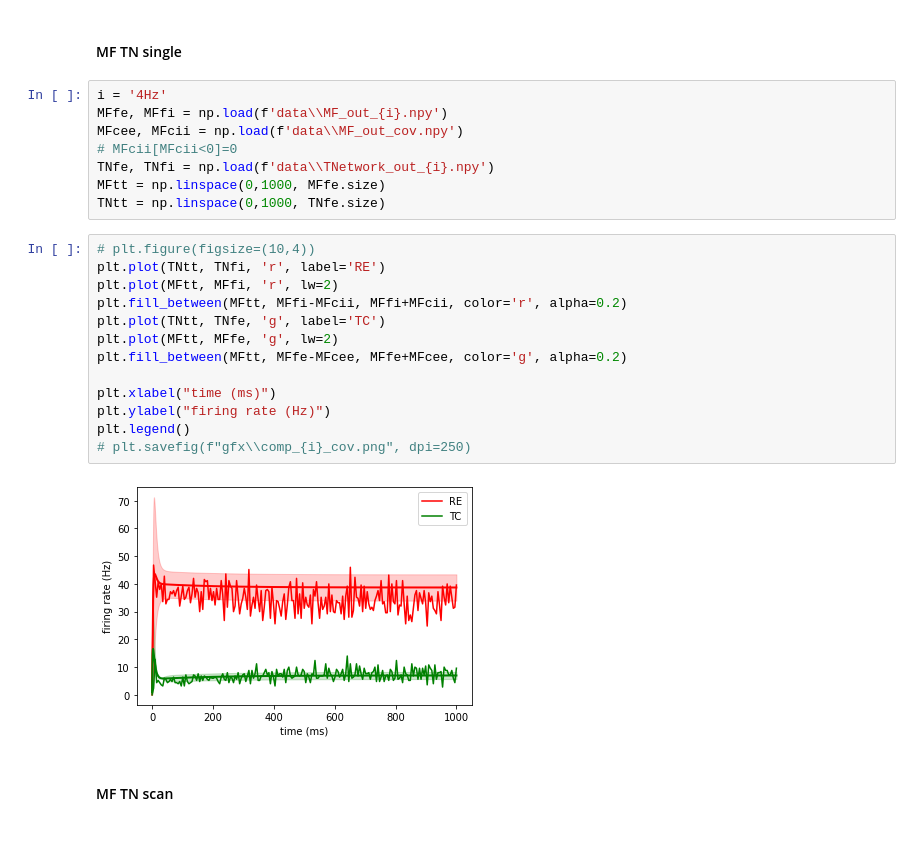
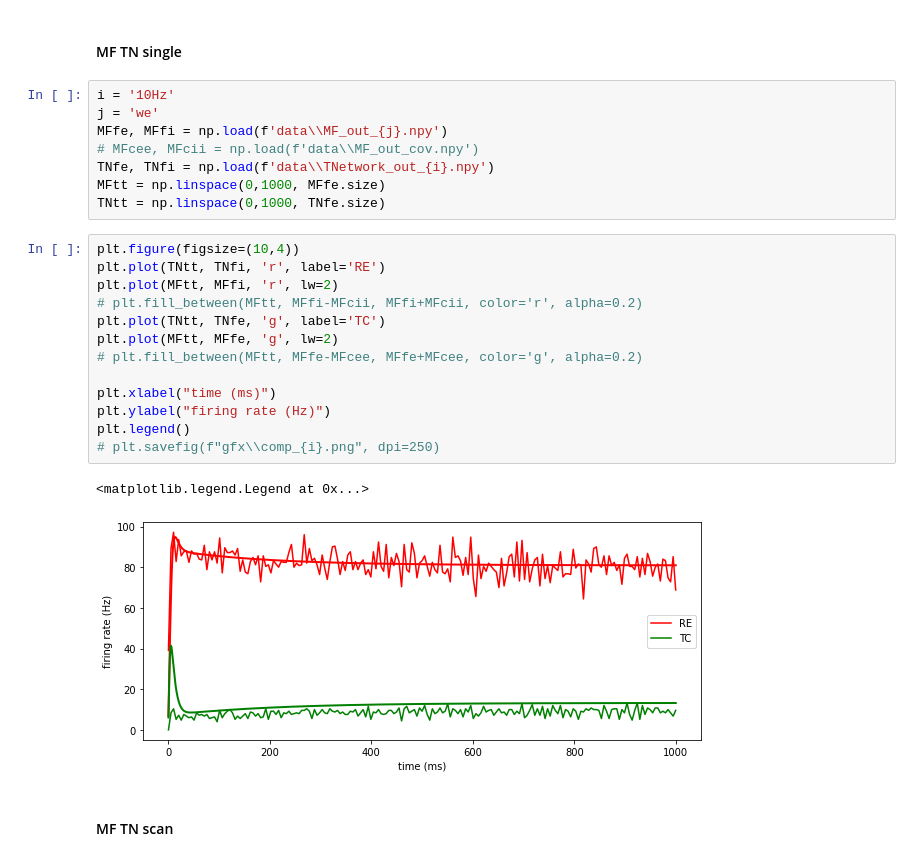
Before and after one commit to SiodhachanOSullivan/MF-Thalamus, a Jupyter notebook: plots.ipynb, the cells around one changed output. Cells and saved outputs as stored; diff of their text form.

```diff
--- a/plots.ipynb
+++ b/plots.ipynb
@@ -4,28 +4,29 @@ import matplotlib.pyplot as plt
 # %% [markdown]
 #### MF TN single
 # %%
-i = '4Hz'
-MFfe, MFfi = np.load(f'data\\MF_out_{i}.npy')
-MFcee, MFcii = np.load(f'data\\MF_out_cov.npy')
-# MFcii[MFcii<0]=0
+i = '10Hz'
+j = 'we'
+MFfe, MFfi = np.load(f'data\\MF_out_{j}.npy')
+# MFcee, MFcii = np.load(f'data\\MF_out_cov.npy')
 TNfe, TNfi = np.load(f'data\\TNetwork_out_{i}.npy')
 MFtt = np.linspace(0,1000, MFfe.size)
 TNtt = np.linspace(0,1000, TNfe.size)
 # %%
-# plt.figure(figsize=(10,4))
+plt.figure(figsize=(10,4))
 plt.plot(TNtt, TNfi, 'r', label='RE')
 plt.plot(MFtt, MFfi, 'r', lw=2)
-plt.fill_between(MFtt, MFfi-MFcii, MFfi+MFcii, color='r', alpha=0.2)
+# plt.fill_between(MFtt, MFfi-MFcii, MFfi+MFcii, color='r', alpha=0.2)
 plt.plot(TNtt, TNfe, 'g', label='TC')
 plt.plot(MFtt, MFfe, 'g', lw=2)
-plt.fill_between(MFtt, MFfe-MFcee, MFfe+MFcee, color='g', alpha=0.2)
+# plt.fill_between(MFtt, MFfe-MFcee, MFfe+MFcee, color='g', alpha=0.2)
 
 plt.xlabel("time (ms)")
 plt.ylabel("firing rate (Hz)")
 plt.legend()
-# plt.savefig(f"gfx\\comp_{i}_cov.png", dpi=250)
+# plt.savefig(f"gfx\\comp_{i}.png", dpi=250)
 # %% [output]
+<matplotlib.legend.Legend at 0x...>
-[figure, old version]
+[figure, new version]
 # %% [markdown]
 #### MF TN scan
 # %%
```
Also changed, not shown: parts of 1 cell of this notebook, 2 other files.
